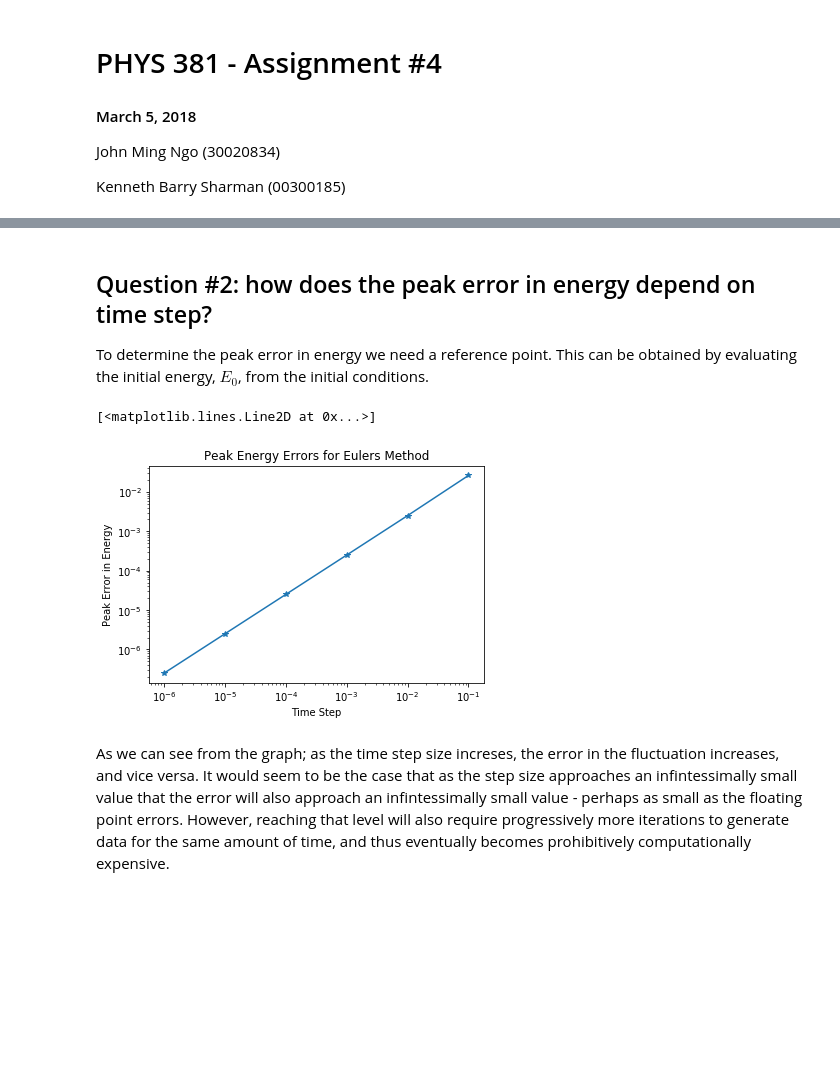
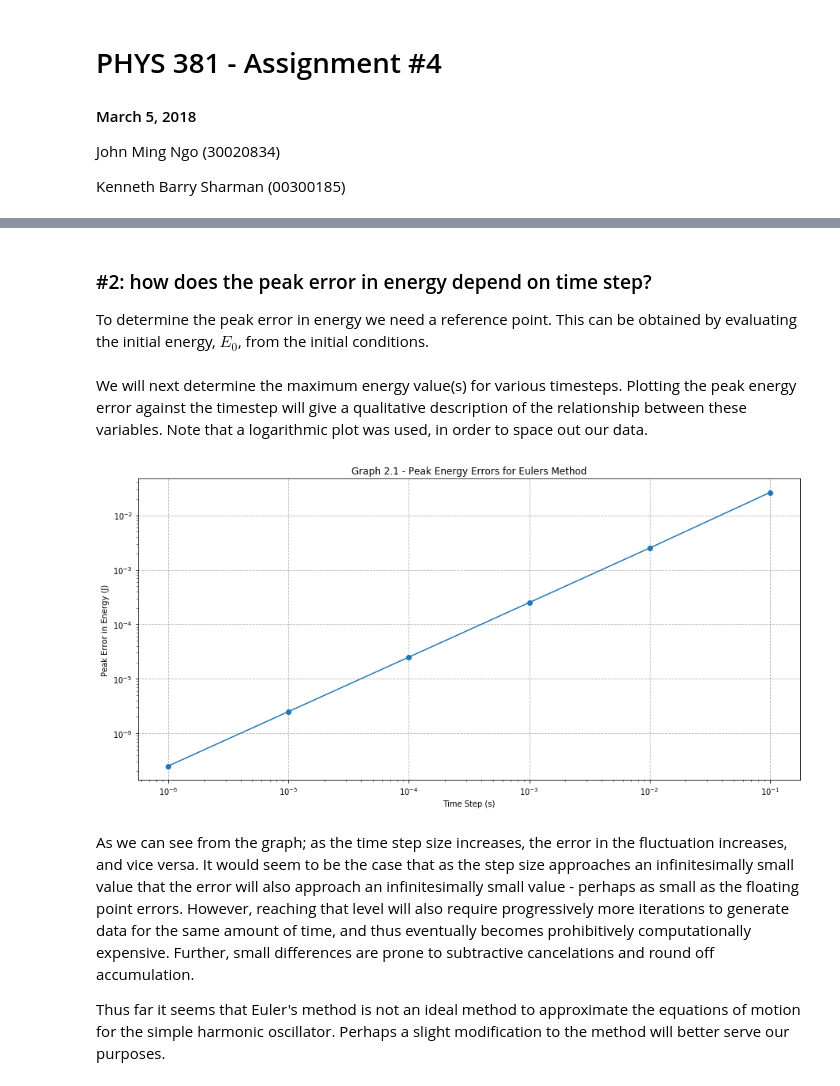
Before and after one commit to DarkwarriorJ/PHYS-381-Jackel, a Jupyter notebook: Assignment4_JandK.ipynb, the cells around one changed output, grey strips where cells are left out. Drawn from its saved outputs; the diff is of its cells as text; code cells hidden in the pictures; blank space fills up the shorter version.

```diff
--- a/Assignment4_JandK.ipynb
+++ b/Assignment4_JandK.ipynb
@@ -153,28 +159,46 @@ The desired value for the angular frequency, coming from w = sqrt(k/m) where our
 # %% [markdown]
-## Question \#2: how does the peak error in energy depend on time step?
+### \#2: how does the peak error in energy depend on time step?
 
 To determine the peak error in energy we need a reference point. This can be obtained by evaluating the initial energy, $E_0$, from the initial conditions.
 # %%
 def initialEnergy(m = 1.0, k = 1.0, x = 1.0, v = 0.0):
     return 0.5*m*vel[0]**2 + 0.5*k*pos[0]**2
+# %% [markdown]
+We will next determine the maximum energy value(s) for various timesteps. Plotting the peak energy error against the timestep will give a qualitative description of the relationship between these variables. Note that a logarithmic plot was used, in order to space out our data.
 # %%
-peakE1 = []
-deltaList = [1e-6, 1e-5, 1e-4, 1e-3, 1e-2, 1e-1]
+def plotEnergyErrorGraph(title, method, stepList = [1e-6, 1e-5, 1e-4, 1e-3, 1e-2, 1e-1]):
+    '''
+    Creates a logarithmic plot of the maximum energy error for a given timestep.
 
-for delta in deltaList:
-    x, v, a, t = eulerSpringSystem(dt=delta)
-    E = 0.5*m*v**2 + 0.5*k*x**2
-    peakE1.append( np.max( np.abs(E-initialEnergy()) ))
+    Parameters:
+        function:
 
-plt.title('Peak Energy Errors for Eulers Method')
-plt.ylabel('Peak Error in Energy')
-plt.xlabel('Time Step')
-plt.xscale('log')
-plt.yscale('log')
-plt.plot(deltaList, peakE1, '*-')
+    '''
+
+    # Add maximum energy value(s) to a list, for each timestep
+    peakE1 = []
+    for step in stepList:
+        x, v, a, t, m, k = eulerSpringSystem(dt=step, posMethod = method)
+        E = 0.5*m*v**2 + 0.5*k*x**2
+        peakE1.append( np.max( np.abs(E-initialEnergy()) ))
+
+    # Customize Graph
+    plt.figure(figsize=(15,7))
+    plt.grid(linestyle='dashed')
+    plt.title(title)
+    plt.ylabel('Peak Error in Energy (J)')
+    plt.xlabel('Time Step (s)')
+
+    # Plot peak energy error versus timestep on a logarithmic scale
+    plt.xscale('log')
+    plt.yscale('log')
+    plt.plot(stepList, peakE1, '-o')
-# %% [output]
-[<matplotlib.lines.Line2D at 0x...>]
-[figure, removed]
+# %%
+plotEnergyErrorGraph('Graph 2.1 - Peak Energy Errors for Eulers Method', 'new')
+# %% [output]
+[figure, added]
 # %% [markdown]
-As we can see from the graph; as the time step size increses, the error in the fluctuation increases, and vice versa. It would seem to be the case that as the step size approaches an infintessimally small value that the error will also approach an infintessimally small value - perhaps as small as the floating point errors. However, reaching that level will also require progressively more iterations to generate data for the same amount of time, and thus eventually becomes prohibitively computationally expensive.
+As we can see from the graph; as the time step size increases, the error in the fluctuation increases, and vice versa. It would seem to be the case that as the step size approaches an infinitesimally small value that the error will also approach an infinitesimally small value - perhaps as small as the floating point errors. However, reaching that level will also require progressively more iterations to generate data for the same amount of time, and thus eventually becomes prohibitively computationally expensive. Further, small differences are prone to subtractive cancelations and round off accumulation.
+
+Thus far it seems that Euler's method is not an ideal method to approximate the equations of motion for the simple harmonic oscillator. Perhaps a slight modification to the method will better serve our purposes.
 # %% [markdown]
```
Also changed, not shown: parts of 29 cells of this notebook.
